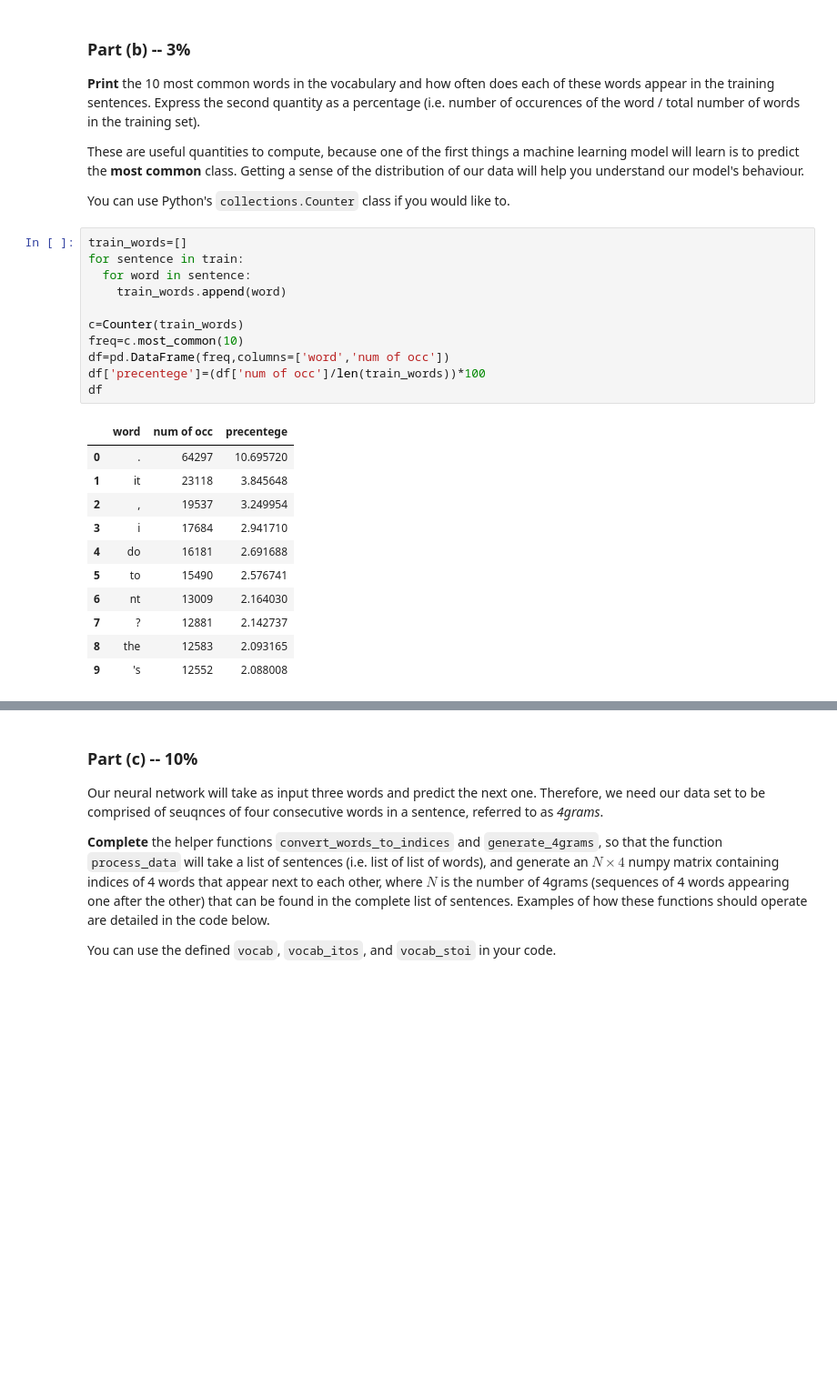
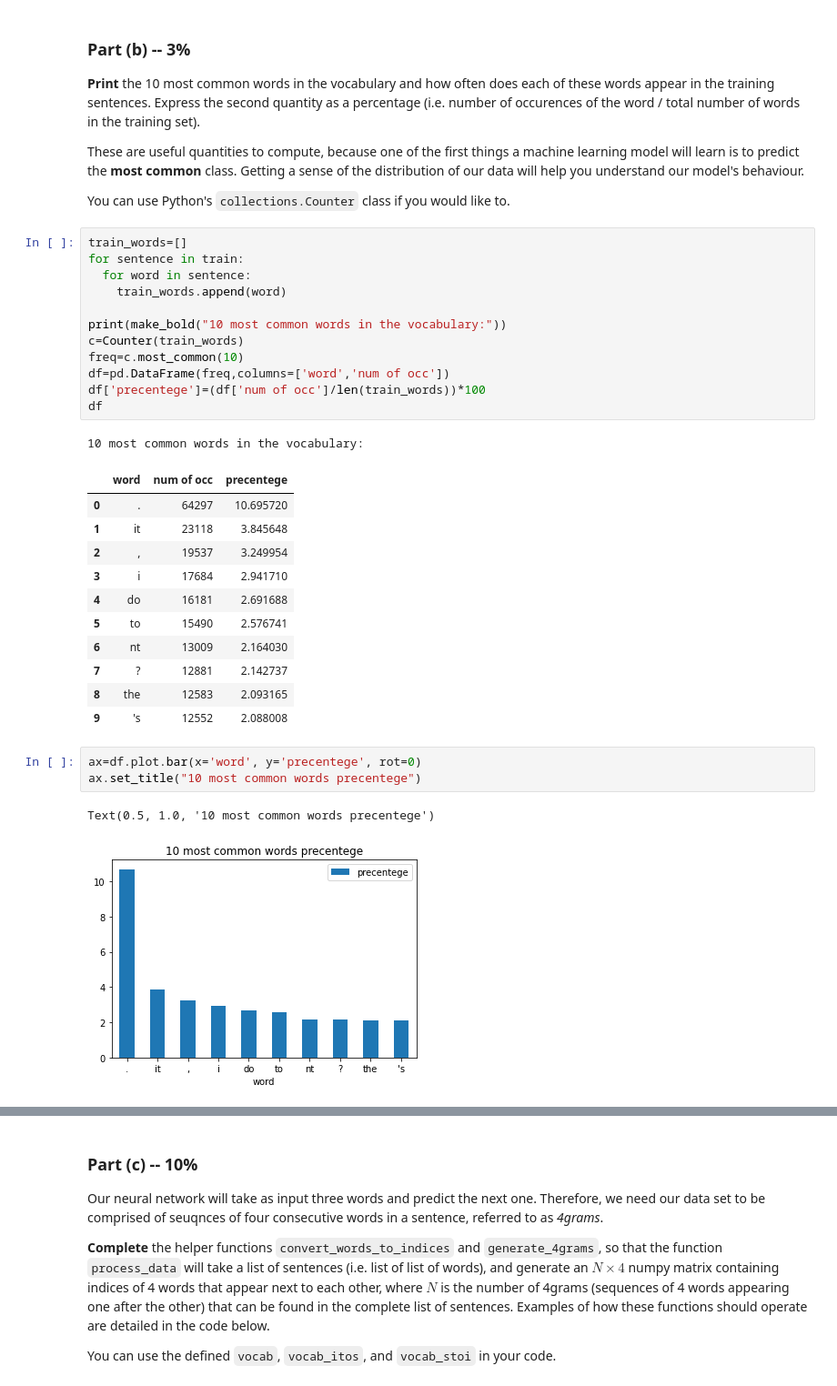
Before and after one commit to shaniklein/Introduction-to-Deep-Learning, a Jupyter notebook: Assignment2.ipynb, the cells around one changed output, grey strips where cells are left out. Shown at 91% size. Saved outputs shown, nothing was run; the diff lists cells and outputs as text; blank space fills up the shorter version.

```diff
--- a/Assignment2.ipynb
+++ b/Assignment2.ipynb
@@ -118,12 +124,14 @@ for sentence in train:
   for word in sentence:
     train_words.append(word)
 
+print(make_bold("10 most common words in the vocabulary:"))
 c=Counter(train_words)
 freq=c.most_common(10)
 df=pd.DataFrame(freq,columns=['word','num of occ'])
 df['precentege']=(df['num of occ']/len(train_words))*100
 df
 # %% [output]
+10 most common words in the vocabulary:
 |  | word | num of occ | precentege |
 | 0 | . | 64297 | 10.695720 |
 | 1 | it | 23118 | 3.845648 |
@@ -135,3 +143,9 @@ df
 | 7 | ? | 12881 | 2.142737 |
 | 8 | the | 12583 | 2.093165 |
 | 9 | 's | 12552 | 2.088008 |
+# %%
+ax=df.plot.bar(x='word', y='precentege', rot=0)
+ax.set_title("10 most common words precentege")
+# %% [output]
+Text(0.5, 1.0, '10 most common words precentege')
+[figure, added]
```
Also changed, not shown: parts of 11 cells of this notebook.
